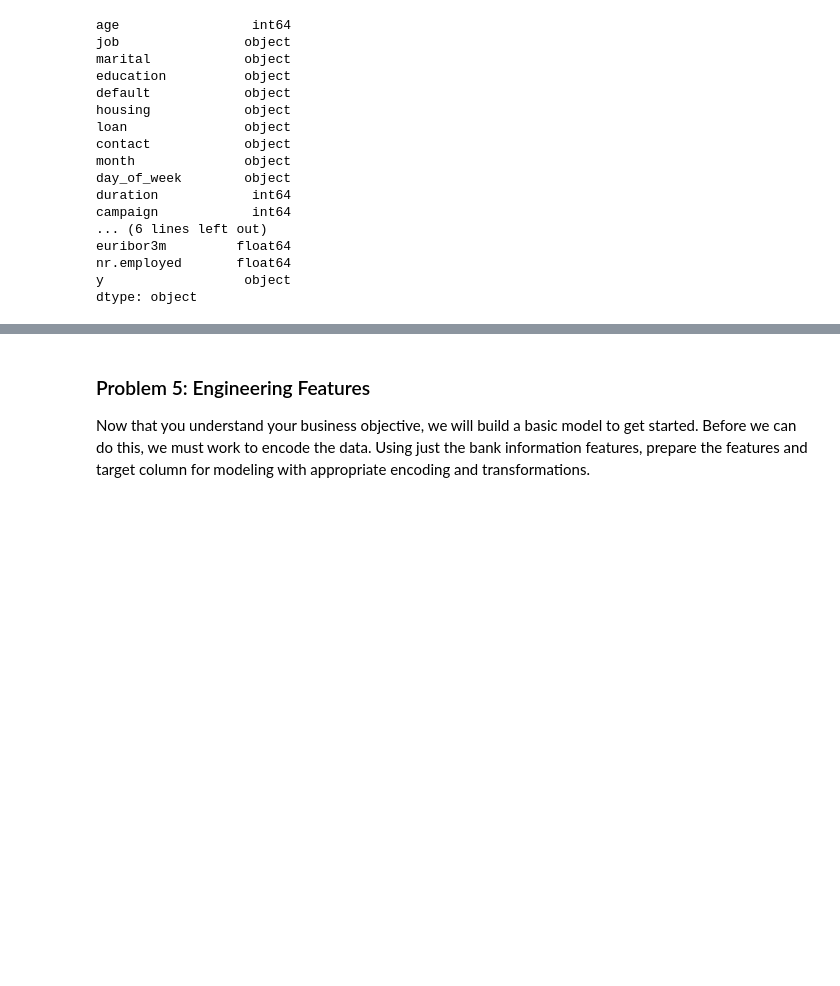
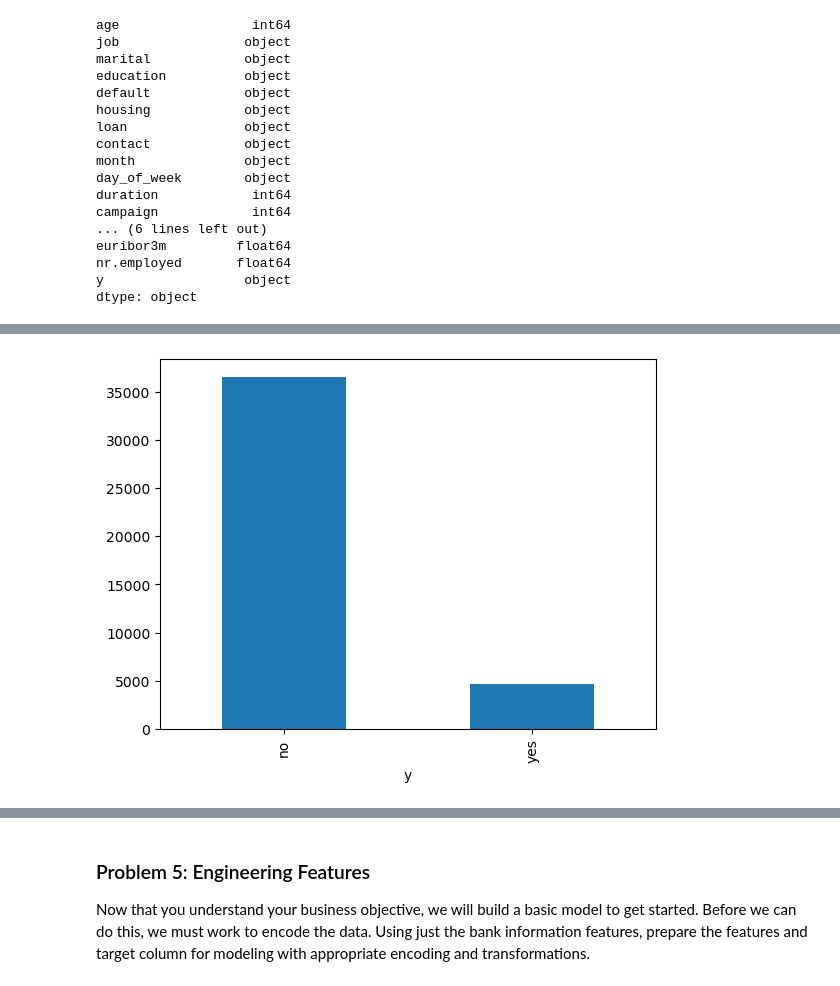
Before and after one commit to johnprg/BankData, a Jupyter notebook: prompt_III.ipynb, the cells around one changed output, grey strips where cells are left out. Drawn from its saved outputs; the diff is of its cells as text; code cells hidden in the pictures; blank space fills up the shorter version.

```diff
--- a/prompt_III.ipynb
+++ b/prompt_III.ipynb
@@ -99,0 +158,6 @@ bank['education'].value_counts()
+# %%
+#build a histogram of the y counts
+bank['y'].value_counts().plot(kind='bar')
+plt.show()
+# %% [output]
+[figure, added]
```
Also changed, not shown: parts of 27 cells of this notebook.
